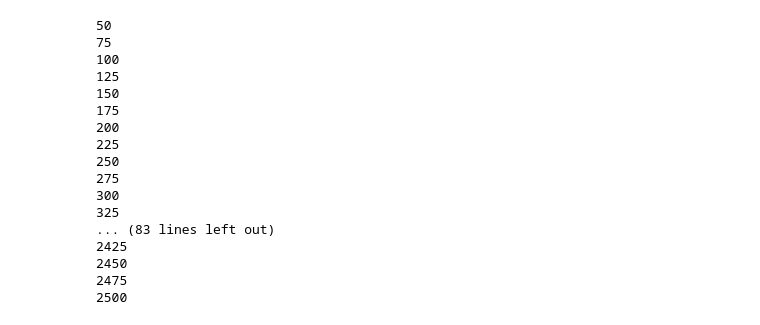
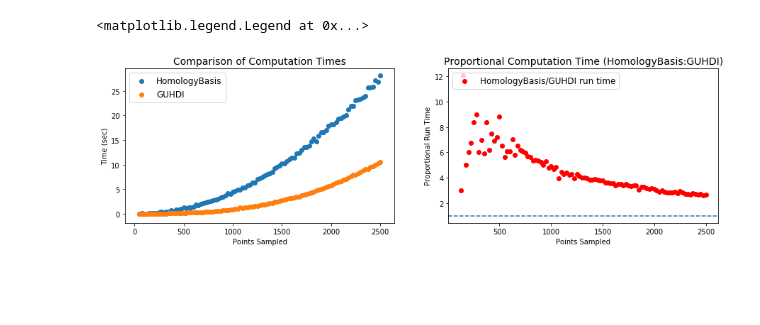
Before and after one commit to Pbrosten/HomologyBasis, a Jupyter notebook: SimplexTree - GUHDI vs. HomologyBasis.ipynb, the cells around one changed output. Saved outputs shown, nothing was run; the diff lists cells and outputs as text; code cells hidden in the pictures; blank space fills up the shorter version.

```diff
--- a/SimplexTree - GUHDI vs. HomologyBasis.ipynb
+++ b/SimplexTree - GUHDI vs. HomologyBasis.ipynb
@@ -50,7 +50,7 @@ for n in range(50,2501,25):
         simplicial_complex=simplicial_complex,
         filtration_value_function=HB.cech_filtration_function(X))
 
-    start_hbp=time.time()
+    start_HB=time.time()
     st_HB = HB.SimplexTree()
     for simplices in simplicial_complex:
         for face in simplices:
@@ -75,21 +75,23 @@ for n in range(50,2501,25):
     HB_time.append(total_HB)
     ST_time.append(total_ST)
     iterations.append(n)
-# %% [output]
-50
-75
-100
-125
-150
-175
-200
-225
-250
-275
-300
-325
-... (83 lines left out)
-2425
-2450
-2475
-2500
+# %%
+proportion=np.array(HB_time)/np.array(ST_time)
+# %%
+fig,(ax1,ax2)=plt.subplots(nrows=1,ncols=2,figsize=(15,4))
+ax1.scatter(iterations,HB_time,label='HomologyBasis')
+ax1.scatter(iterations,ST_time,label='GUHDI')
+ax1.set_ylabel('Time (sec)')
+ax1.set_xlabel('Points Sampled')
+ax1.set_title('Comparison of Computation Times',fontsize=14)
+ax1.legend(loc='upper left',fontsize=12)
+
+ax2.scatter(iterations,proportion,color='red',label='HomologyBasis/GUHDI run time')
+ax2.axhline(y=1,linestyle='--')
+ax2.set_ylabel('Proportional Run Time')
+ax2.set_xlabel('Points Sampled')
+ax2.set_title('Proportional Computation Time (HomologyBasis:GUHDI)',fontsize=14)
+ax2.legend(loc='upper left',fontsize=12)
+# %% [output]
+<matplotlib.legend.Legend at 0x...>
+[figure, added]
```
Also changed, not shown: 1 other file.
